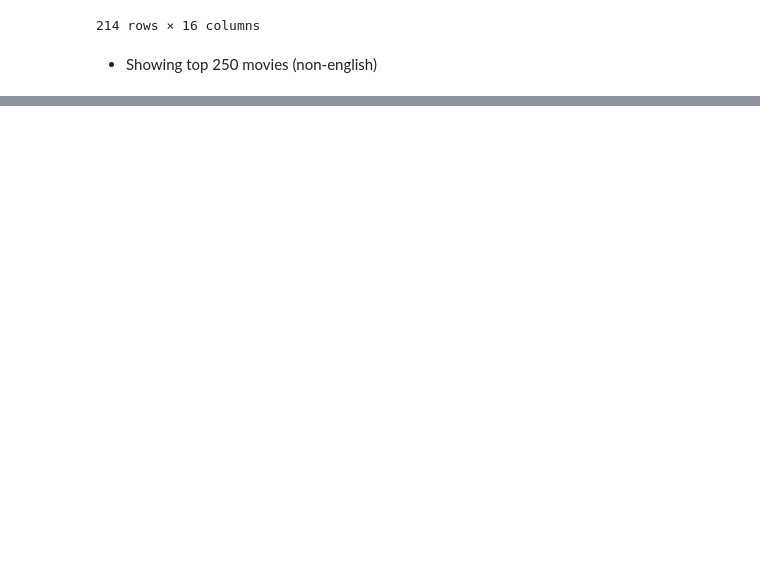
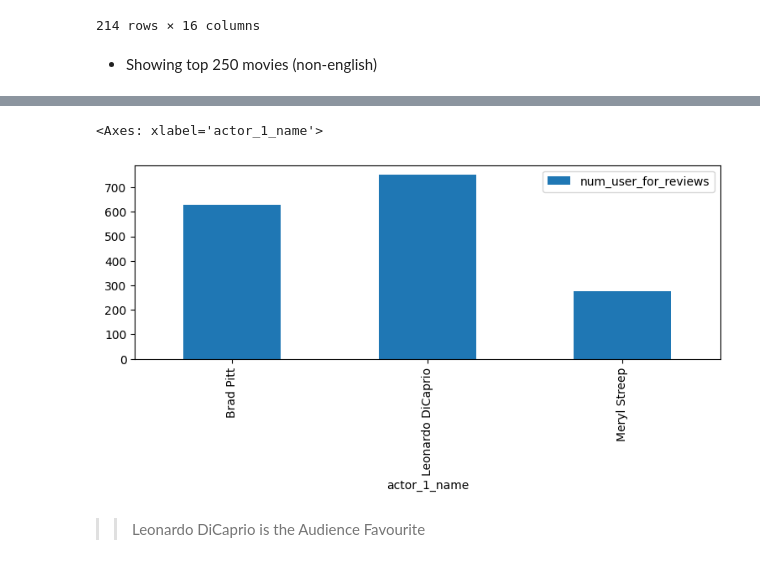
Before and after one commit to nanoCHI/IMDB-Movie-Analysis, a Jupyter notebook: IMDB_Movie_Analysis.ipynb, the cells around one changed output, grey strips where cells are left out. Drawn from its saved outputs; the diff is of its cells as text; code cells hidden in the pictures; blank space fills up the shorter version.

```diff
--- a/IMDB_Movie_Analysis.ipynb
+++ b/IMDB_Movie_Analysis.ipynb
@@ -224,0 +306,3 @@ IMDB_Top_250[IMDB_Top_250['language']!='English'].sort_values(by='imdb_score',as
+# %%
+Aud_Fav=combined_df.groupby('actor_1_name')[['num_user_for_reviews']].median()
+Aud_Fav
@@ -224,0 +315,7 @@ IMDB_Top_250[IMDB_Top_250['language']!='English'].sort_values(by='imdb_score',as
+# %%
+Aud_Fav.plot(kind='bar', figsize=(9,3))
+# %% [output]
+<Axes: xlabel='actor_1_name'>
+[figure, added]
+# %% [markdown]
+>> Leonardo DiCaprio is the Audience Favourite
```
Also changed, not shown: parts of 17 cells of this notebook.
